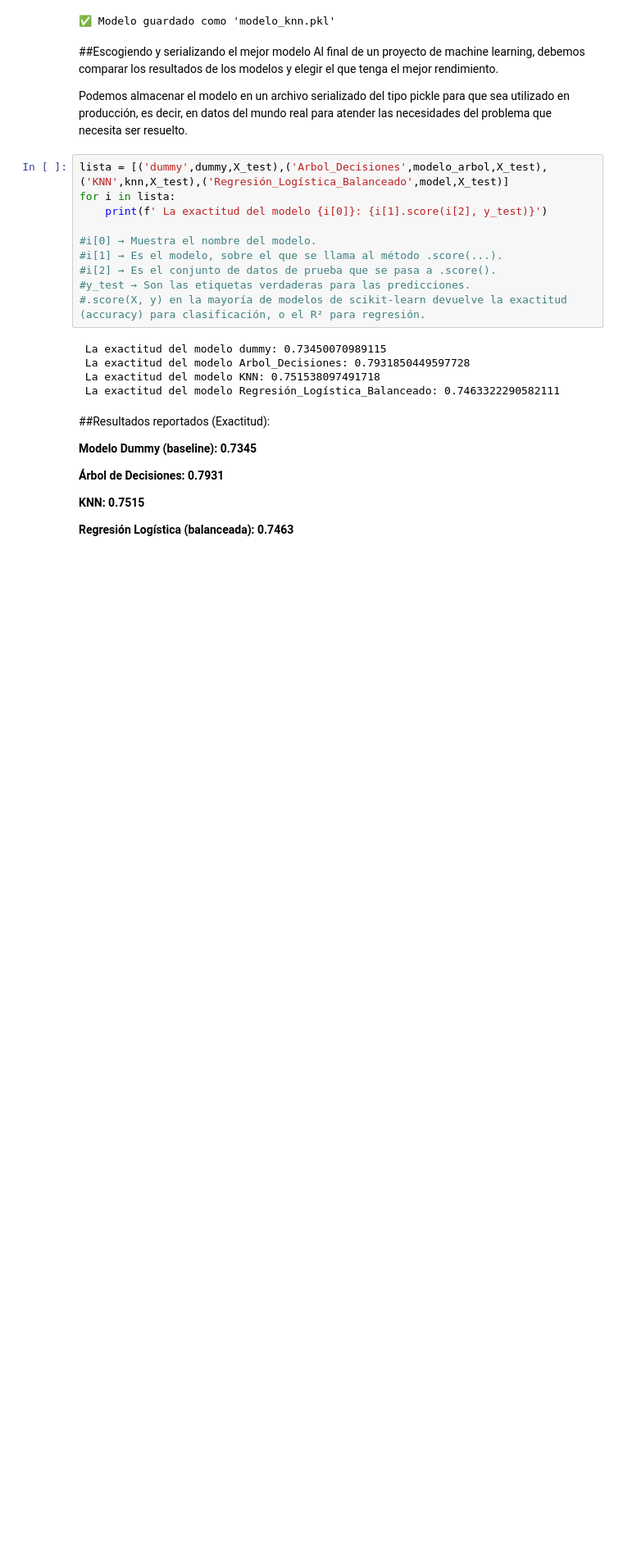
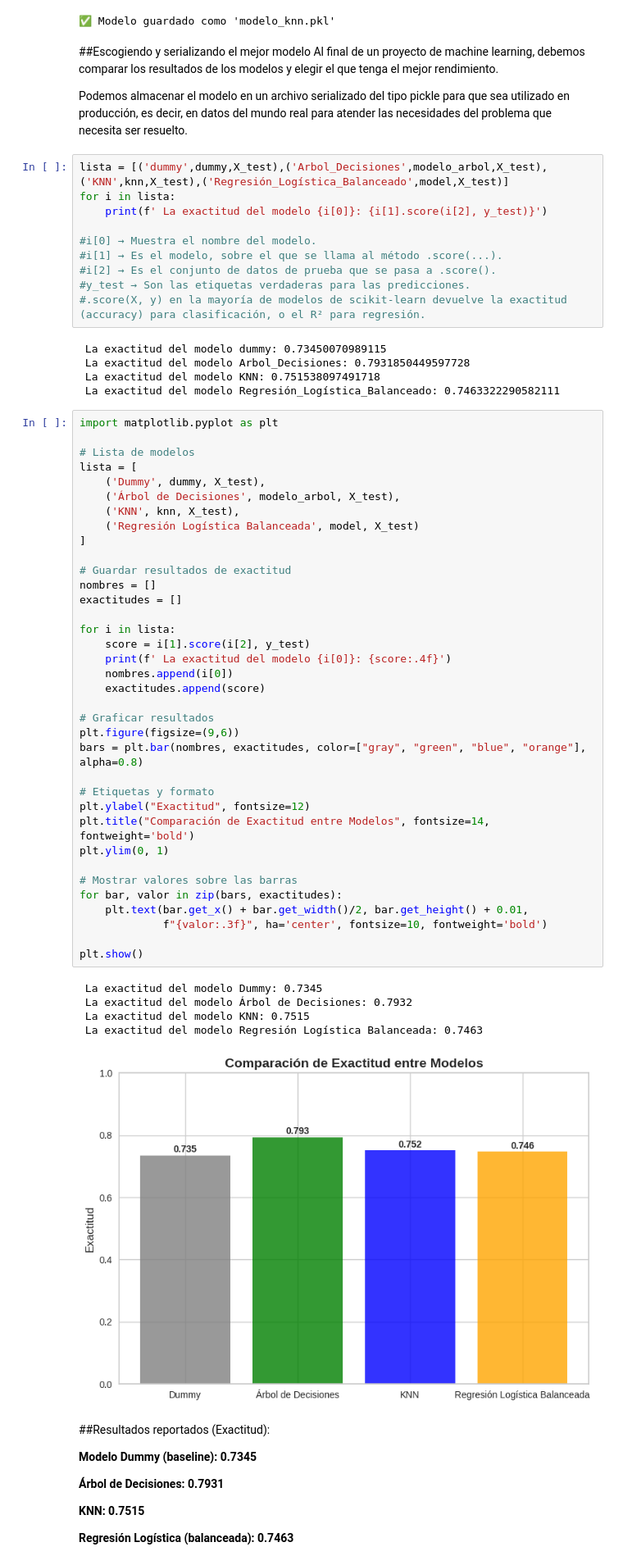
Before and after one commit to Starleen1996/TelecomX_Parte2_Latam_Predicci-n_Modelos, a Jupyter notebook: TelecomX_LATAM_Parte2_Predicción_Modelos_Actualizado.ipynb, the cells around one changed output. Shown at 82% size. Drawn from its saved outputs; the diff is of its cells as text; blank space fills up the shorter version.

```diff
--- a/TelecomX_LATAM_Parte2_Predicción_Modelos_Actualizado.ipynb
+++ b/TelecomX_LATAM_Parte2_Predicción_Modelos_Actualizado.ipynb
@@ -1019,6 +1019,48 @@ for i in lista:
  La exactitud del modelo Arbol_Decisiones: 0.7931850449597728
  La exactitud del modelo KNN: 0.751538097491718
  La exactitud del modelo Regresión_Logística_Balanceado: 0.7463322290582111
+# %%
+import matplotlib.pyplot as plt
+
+# Lista de modelos
+lista = [
+    ('Dummy', dummy, X_test),
+    ('Árbol de Decisiones', modelo_arbol, X_test),
+    ('KNN', knn, X_test),
+    ('Regresión Logística Balanceada', model, X_test)
+]
+
+# Guardar resultados de exactitud
+nombres = []
+exactitudes = []
+
+for i in lista:
+    score = i[1].score(i[2], y_test)
+    print(f' La exactitud del modelo {i[0]}: {score:.4f}')
+    nombres.append(i[0])
+    exactitudes.append(score)
+
+# Graficar resultados
+plt.figure(figsize=(9,6))
+bars = plt.bar(nombres, exactitudes, color=["gray", "green", "blue", "orange"], alpha=0.8)
+
+# Etiquetas y formato
+plt.ylabel("Exactitud", fontsize=12)
+plt.title("Comparación de Exactitud entre Modelos", fontsize=14, fontweight='bold')
+plt.ylim(0, 1)
+
+# Mostrar valores sobre las barras
+for bar, valor in zip(bars, exactitudes):
+    plt.text(bar.get_x() + bar.get_width()/2, bar.get_height() + 0.01,
+             f"{valor:.3f}", ha='center', fontsize=10, fontweight='bold')
+
+plt.show()
+# %% [output]
+ La exactitud del modelo Dummy: 0.7345
+ La exactitud del modelo Árbol de Decisiones: 0.7932
+ La exactitud del modelo KNN: 0.7515
+ La exactitud del modelo Regresión Logística Balanceada: 0.7463
+[figure, added]
 # %% [markdown]
 ##Resultados reportados (Exactitud):
 
```
Also changed, not shown: parts of 4 cells of this notebook.
